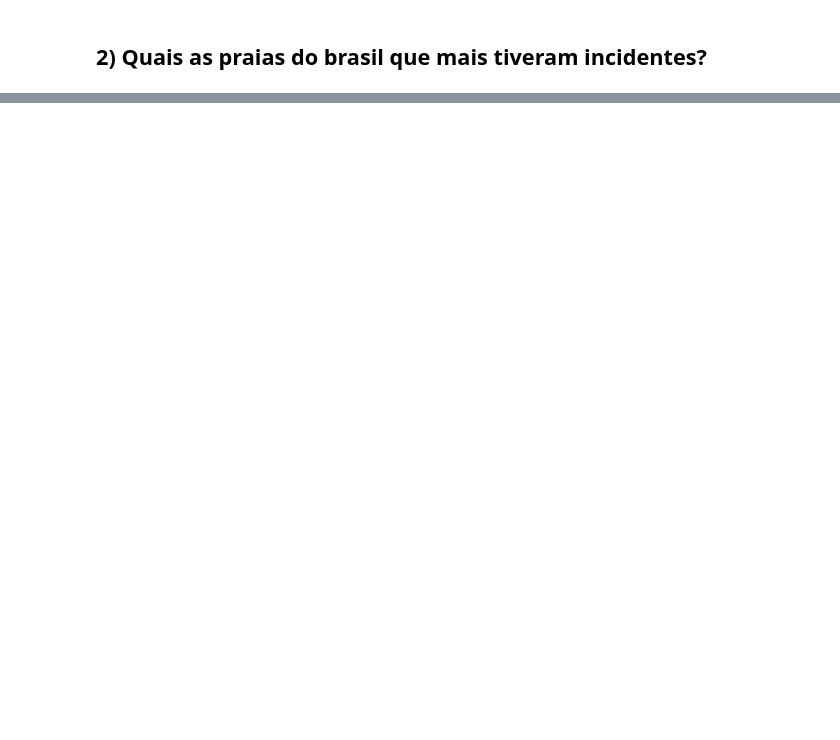
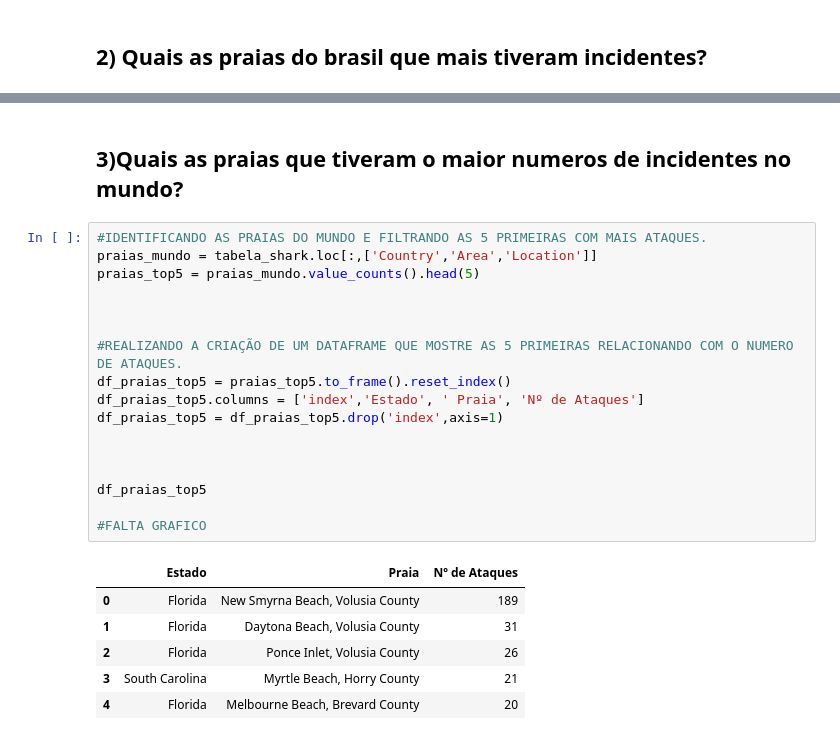
Before and after one commit to PedroPavanii/conditional_statements, a Jupyter notebook: projeto_SHARK.ipynb, the cells around one changed output, grey strips where cells are left out. Saved outputs shown, nothing was run; the diff lists cells and outputs as text; blank space fills up the shorter version.

```diff
--- a/projeto_SHARK.ipynb
+++ b/projeto_SHARK.ipynb
@@ -89,0 +111,26 @@ praias_br
+# %% [markdown]
+## **3)Quais as praias que tiveram o maior numeros de incidentes no mundo?**
+# %%
+#IDENTIFICANDO AS PRAIAS DO MUNDO E FILTRANDO AS 5 PRIMEIRAS COM MAIS ATAQUES.
+praias_mundo = tabela_shark.loc[:,['Country','Area','Location']]
+praias_top5 = praias_mundo.value_counts().head(5)
+
+
+
+#REALIZANDO A CRIAÇÃO DE UM DATAFRAME QUE MOSTRE AS 5 PRIMEIRAS RELACIONANDO COM O NUMERO DE ATAQUES.
+df_praias_top5 = praias_top5.to_frame().reset_index()
+df_praias_top5.columns = ['index','Estado', ' Praia', 'Nº de Ataques']
+df_praias_top5 = df_praias_top5.drop('index',axis=1)
+
+
+
+df_praias_top5
+
+#FALTA GRAFICO
+# %% [output]
+|  | Estado | Praia | Nº de Ataques |
+| 0 | Florida | New Smyrna Beach, Volusia County | 189 |
+| 1 | Florida | Daytona Beach, Volusia County | 31 |
+| 2 | Florida | Ponce Inlet, Volusia County | 26 |
+| 3 | South Carolina | Myrtle Beach, Horry County | 21 |
+| 4 | Florida | Melbourne Beach, Brevard County | 20 |
```
Also changed, not shown: parts of 3 cells of this notebook.
